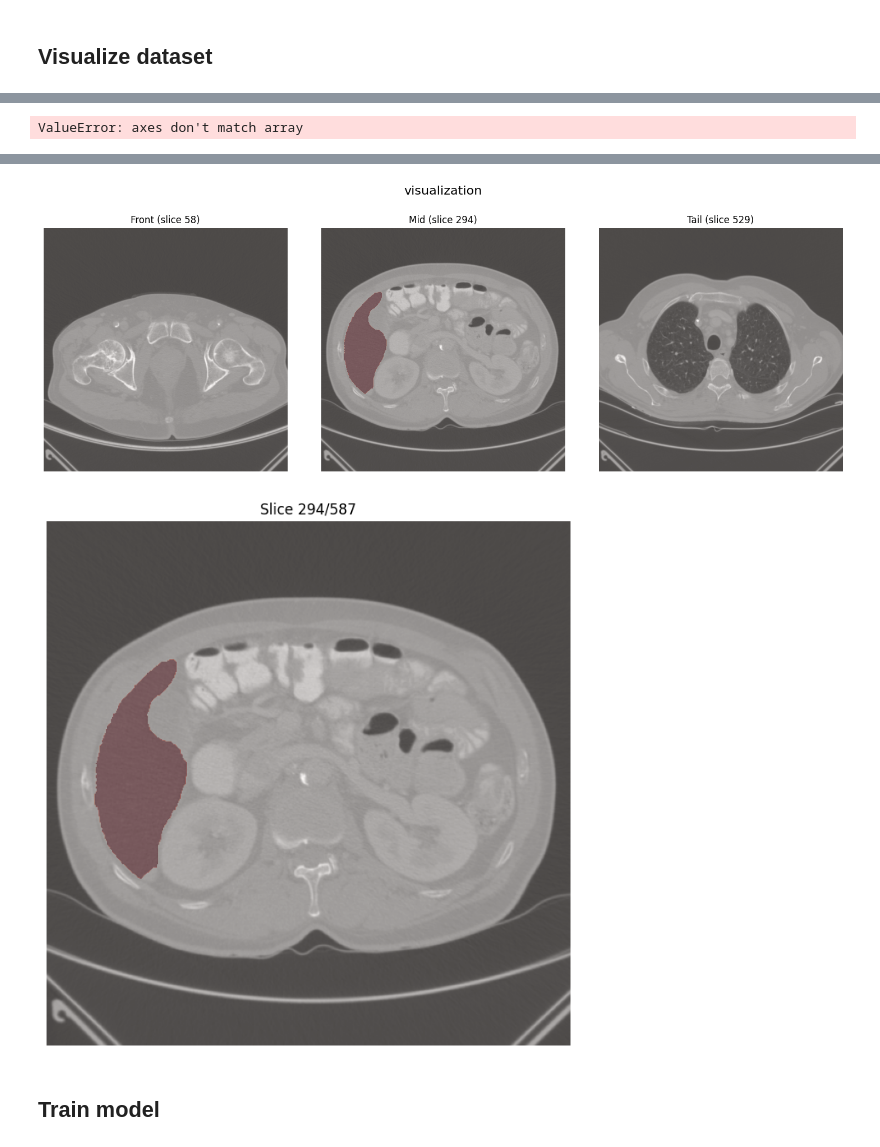
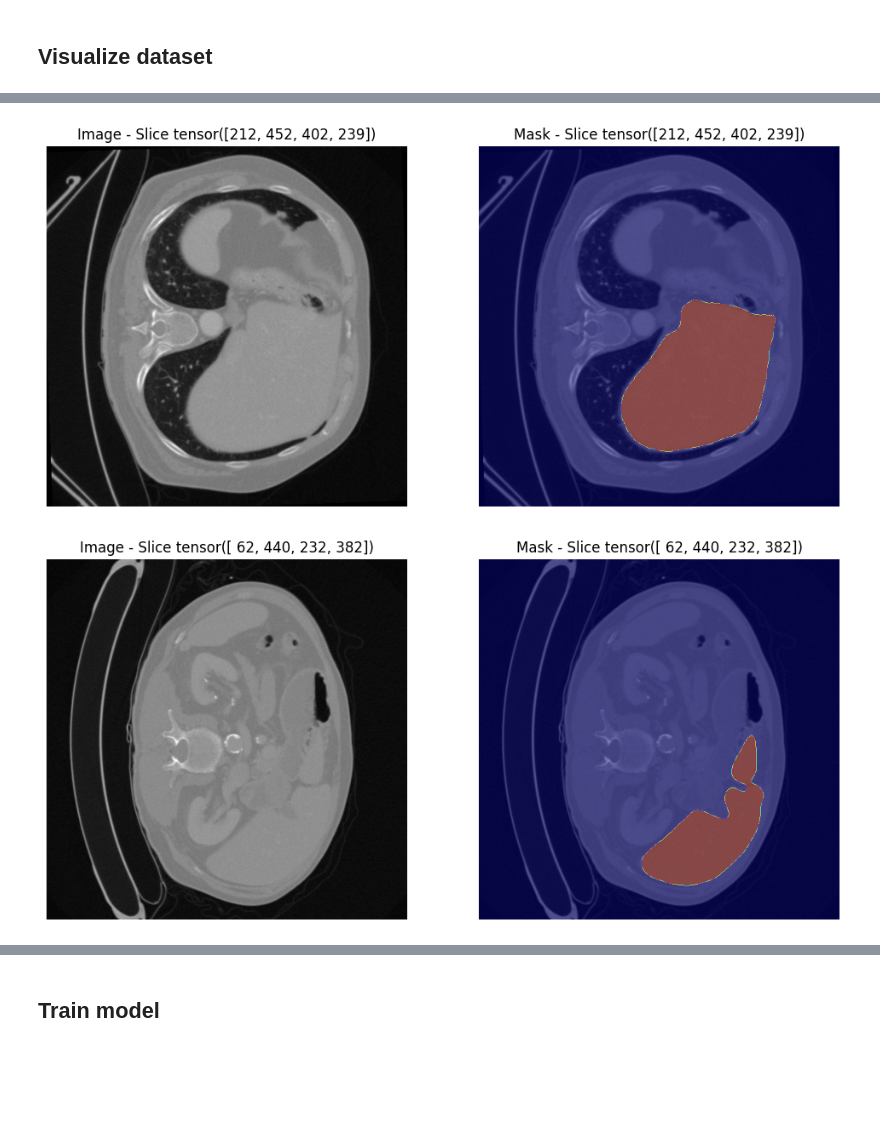
Before and after one commit to amar-jay/ileri_sayisal, a Jupyter notebook: ileri_sayisal.ipynb, the cells around one changed output, grey strips where cells are left out. Cells and saved outputs as stored; diff of their text form; code cells hidden in the pictures; blank space fills up the shorter version.

```diff
--- a/ileri_sayisal.ipynb
+++ b/ileri_sayisal.ipynb
@@ -59,6 +87,13 @@ average of masked samples with avg > 0.2 out of 4: 0.000%, non zeros: 100.000%
 # %%
-from visualize import *
+num_samples = 3
+for i, sample in enumerate(dataloader):
+    if i > num_samples - 1:
+        break
+    image = sample['image'][0] # fetch only first batch
+    mask = sample['mask'][0]
 
-_ = visualize_from_loader(dataloader, num_samples=3)
+    visualize_sample(sample)
+# _ = visualize_from_loader(dataloader, num_samples=3)
 # %% [output]
-ValueError: axes don't match array
+[figure, added]
+[figure, added]
@@ -65,31 +101,3 @@ ValueError: axes don't match array
-# %%
-import os
-
-# Load and visualize both the image and mask NIfTI files
-num = 14
-image_path = f"../dataset/nii/volume-{num}.nii"
-mask_path = f"../dataset/nii/segmentation-{num}.nii"
-
-assert os.path.exists(image_path)
-assert os.path.exists(mask_path)
-
-# Basic static visualization
-_ = visualize_nii(
-    nii_path=image_path,
-    mask_path=mask_path,
-    cmap='gray',
-    mask_alpha=0.3
-)
-
-# # Or use the interactive slice browser
-_ = create_slice_browser(
-    nii_path=image_path,
-    mask_path=mask_path,
-    axis=2               # 0: sagittal, 1: coronal, 2: axial
-)
-# %% [output]
-[figure, old version]
-[figure, removed]
 # %% [markdown]
 ## Train model
 # %%
```
Also changed, not shown: parts of 7 cells of this notebook, 5 other files.
